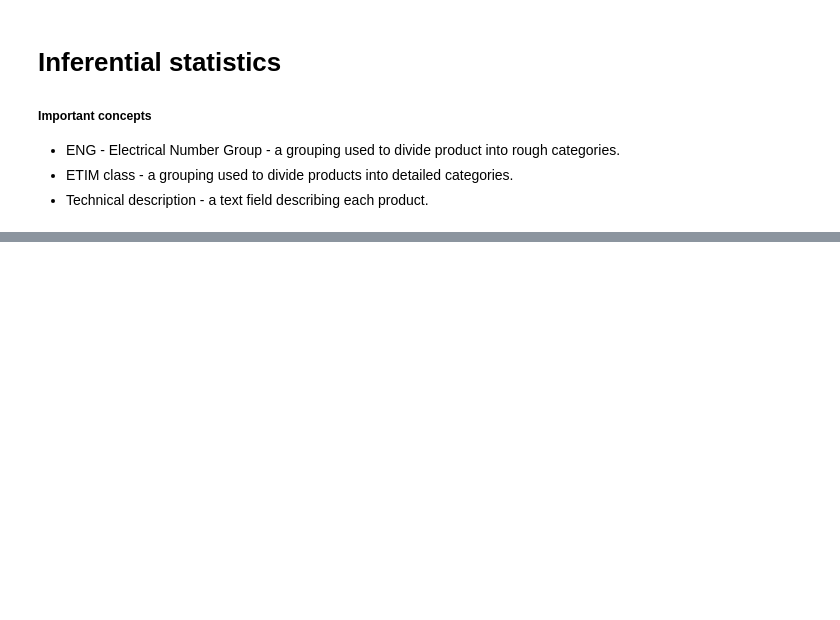
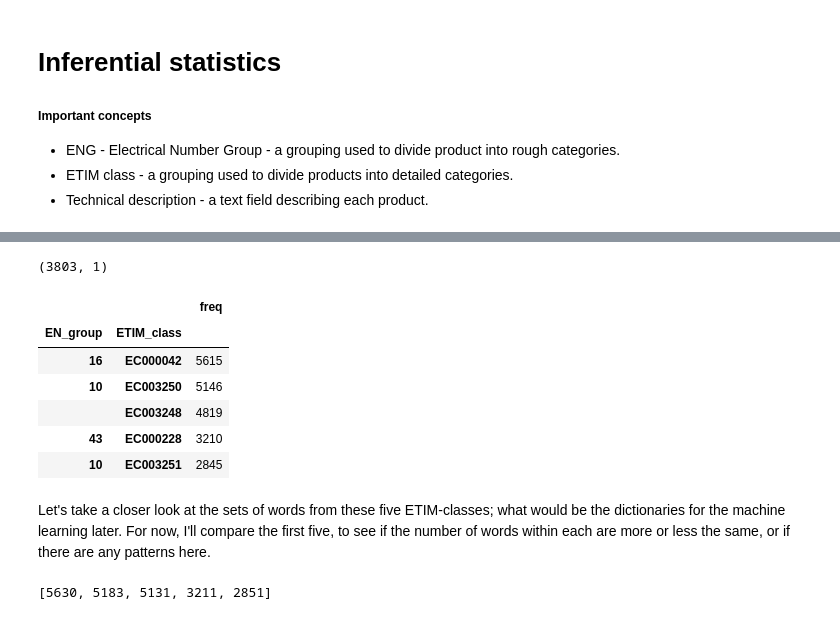
Before and after one commit to pkgranholt/ETIM-classification, a Jupyter notebook: Inferential_statistics.ipynb, the cells around one changed output, grey strips where cells are left out. Saved outputs shown, nothing was run; the diff lists cells and outputs as text; code cells hidden in the pictures; blank space fills up the shorter version.

```diff
--- a/Inferential_statistics.ipynb
+++ b/Inferential_statistics.ipynb
@@ -82,0 +40,60 @@ Name: 00000, dtype: int64
+# %%
+# Five most popular ETIM-classes, with corresponding ENG and frequency
+grouped = pd.DataFrame(df.groupby(['EN_group', 'ETIM_class']).size())
+grouped.columns = ['freq']
+grouped = grouped.sort_values(['freq'],ascending=False)
+
+print(grouped.shape)
+grouped.head()
+# %% [output]
+(3803, 1)
+|  |  | freq |
+| EN_group | ETIM_class |  |
+| 16 | EC000042 | 5615 |
+| 10 | EC003250 | 5146 |
+|  | EC003248 | 4819 |
+| 43 | EC000228 | 3210 |
+| 10 | EC003251 | 2845 |
+# %% [markdown]
+Let's take a closer look at the sets of words from these five ETIM-classes; what would be the dictionaries for the machine learning later. For now, I'll compare the first five, to see if the number of words within each are more or less the same, or if there are any patterns here.
+# %%
+# Number of words in the technical descriptions of the most popular ETIM-class
+text1 = df[df['ETIM_class'] == 'EC000042']['Technical_description']
+vectorizer1 = CountVectorizer()
+vectorizer1.fit(text1)
+x1 = vectorizer1.transform(text1)
+x1 = x1.toarray()
+
+# Number of words in the technical descriptions of the second most popular ETIM-class
+text2 = df[df['ETIM_class'] == 'EC003250']['Technical_description']
+vectorizer2 = CountVectorizer()
+vectorizer2.fit(text2)
+x2 = vectorizer2.transform(text2)
+x2 = x2.toarray()
+
+# Number of words in the technical descriptions of the third most popular ETIM-class
+text3 = df[df['ETIM_class'] == 'EC003248']['Technical_description']
+vectorizer3 = CountVectorizer()
+vectorizer3.fit(text3)
+x3 = vectorizer3.transform(text3)
+x3 = x3.toarray()
+
+# Number of words in the technical descriptions of the fourth most popular ETIM-class
+text4 = df[df['ETIM_class'] == 'EC000228']['Technical_description']
+vectorizer4 = CountVectorizer()
+vectorizer4.fit(text4)
+x4 = vectorizer4.transform(text4)
+x4 = x4.toarray()
+
+# Number of words in the technical descriptions of the fifth most popular ETIM-class
+text5 = df[df['ETIM_class'] == 'EC003251']['Technical_description']
+vectorizer5 = CountVectorizer()
+vectorizer5.fit(text5)
+x5 = vectorizer5.transform(text5)
+x5 = x5.toarray()
+
+# Length of the dictionaries
+dictionaries_lengths = [len(x1), len(x2), len(x3), len(x4), len(x5)]
+dictionaries_lengths
+# %% [output]
+[5630, 5183, 5131, 3211, 2851]
```
Also changed, not shown: parts of 16 cells of this notebook.
